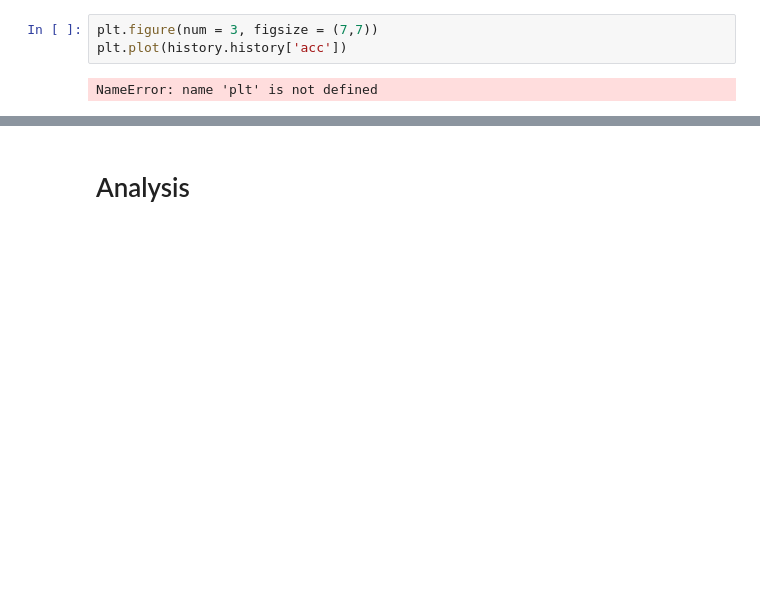
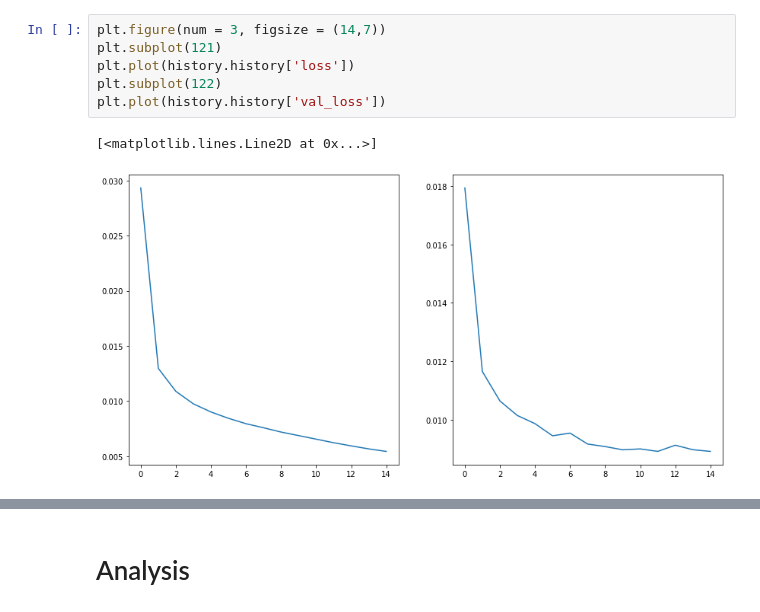
Before and after one commit to marcus-reyes/CoE197Z, a Jupyter notebook: ee298z-master/reyes_autoenc.ipynb, the cells around one changed output, grey strips where cells are left out. Saved outputs shown, nothing was run; the diff lists cells and outputs as text; blank space fills up the shorter version.

```diff
--- a/ee298z-master/reyes_autoenc.ipynb
+++ b/ee298z-master/reyes_autoenc.ipynb
@@ -146,8 +165,12 @@ Done Training
 # %%
-plt.figure(num = 3, figsize = (7,7))
-plt.plot(history.history['acc'])
+plt.figure(num = 3, figsize = (14,7))
+plt.subplot(121)
+plt.plot(history.history['loss'])
+plt.subplot(122)
+plt.plot(history.history['val_loss'])
 # %% [output]
-NameError: name 'plt' is not defined
+[<matplotlib.lines.Line2D at 0x...>]
+[figure, added]
 # %%
 
 x_test = np.reshape(x_test, [-1,28,28,1])
```
Also changed, not shown: parts of 5 cells of this notebook.
